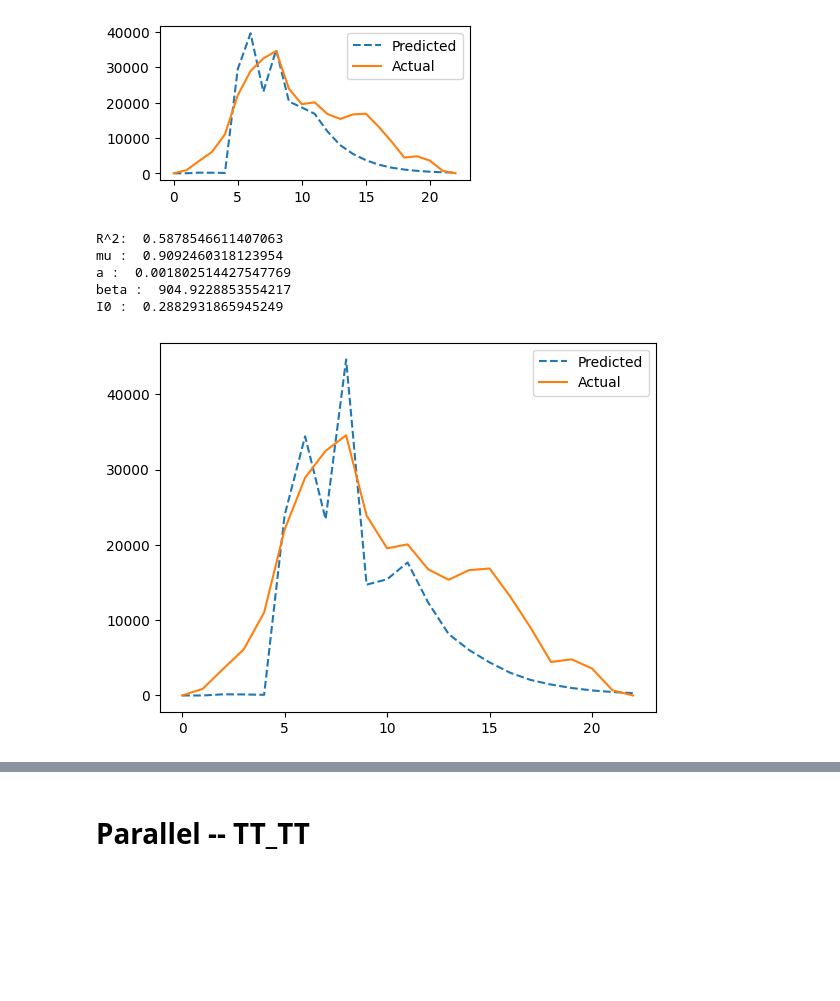
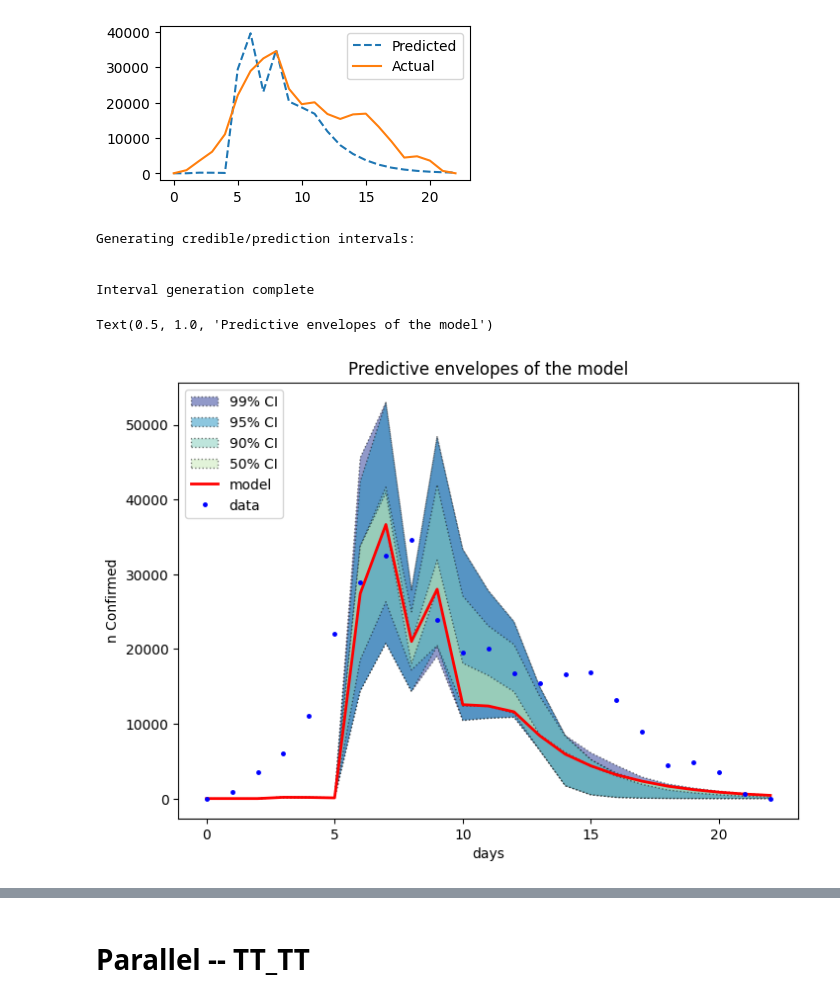
Before and after one commit to Mpkosh/people_are, a Jupyter notebook: abc_mcmc.ipynb, the cells around one changed output, grey strips where cells are left out. Cells and saved outputs as stored; diff of their text form; code cells hidden in the pictures; blank space fills up the shorter version.

```diff
--- a/abc_mcmc.ipynb
+++ b/abc_mcmc.ipynb
@@ -435,57 +506,51 @@ a :  0.0019590818909305968
 beta :  1026.0342239242389
 I0 :  0.03555499764241989
 [figure]
-# %%
-optimal_parameters = [0.9092460318123954,0.001802514427547769,
-                      904.9228853554217,0.2882931865945249]
-metrics_and_plot(obsData, optimal_parameters)
-# %% [output]
-R^2:  0.5878546611407063
-mu :  0.9092460318123954
-a :  0.001802514427547769
-beta :  904.9228853554217
-I0 :  0.2882931865945249
-[figure, removed]
 # %%
 def model_resid(data, args):
     mu, alpha, beta, I0 = args
     pop = 4581854.0
     T = data.get_number_of_observations()[0]# len(df)
 
     m = BRModel([[6.528]], pop, mu, 'total', '', '')
     exposed_list, lam_list, a = [I0], [beta], [alpha]
     m.set_attributes()
     m.init_simul_params(exposed_list, lam_list, a)
     m.set_attributes()
 
     Y, population_immunity, rho, r0, rt = m.make_simulation()
     Y = Y[0][0]
 
     scop = float('-inf')
     out = Y[:T]
     '''
     for j in range(200):
         R = max(r2_score(obsData,Y[j:j+T]), scop)
         if R!=scop:
             scop = R
             out = Y[j:j+T]
+    '''
+    return out
 
-    return out
-    '''
-
-mcstat.PI.setup_prediction_interval_calculation(
-    results=mcstat.simulation_results.results,
-    data=mcstat.data,
+model = mcstat
+model.PI.setup_prediction_interval_calculation(
+    results=model.simulation_results.results,
+    data=model.data,
     modelfunction=model_resid)
 
-mcstat.PI.generate_prediction_intervals(
+model.PI.generate_prediction_intervals(
     nsample=500,
     calc_pred_int=False)
 
 # plot prediction intervals
-mcstat.PI.plot_prediction_intervals(adddata=True)
-plt.xlabel('days', Fontsize=20)
-plt.xticks(Fontsize=20)
-plt.ylabel('n Confirmed', Fontsize=20)
-plt.yticks(Fontsize=20)
-plt.title('Predictive envelopes of the model', Fontsize=20)
+model.PI.plot_prediction_intervals(adddata=True)
+plt.xlabel('days')
+plt.ylabel('n Confirmed')
+plt.title('Predictive envelopes of the model')
+# %% [output]
+Generating credible/prediction intervals:
+
+
+Interval generation complete
+Text(0.5, 1.0, 'Predictive envelopes of the model')
+[figure, added]
```
Also changed, not shown: parts of 24 cells of this notebook.
